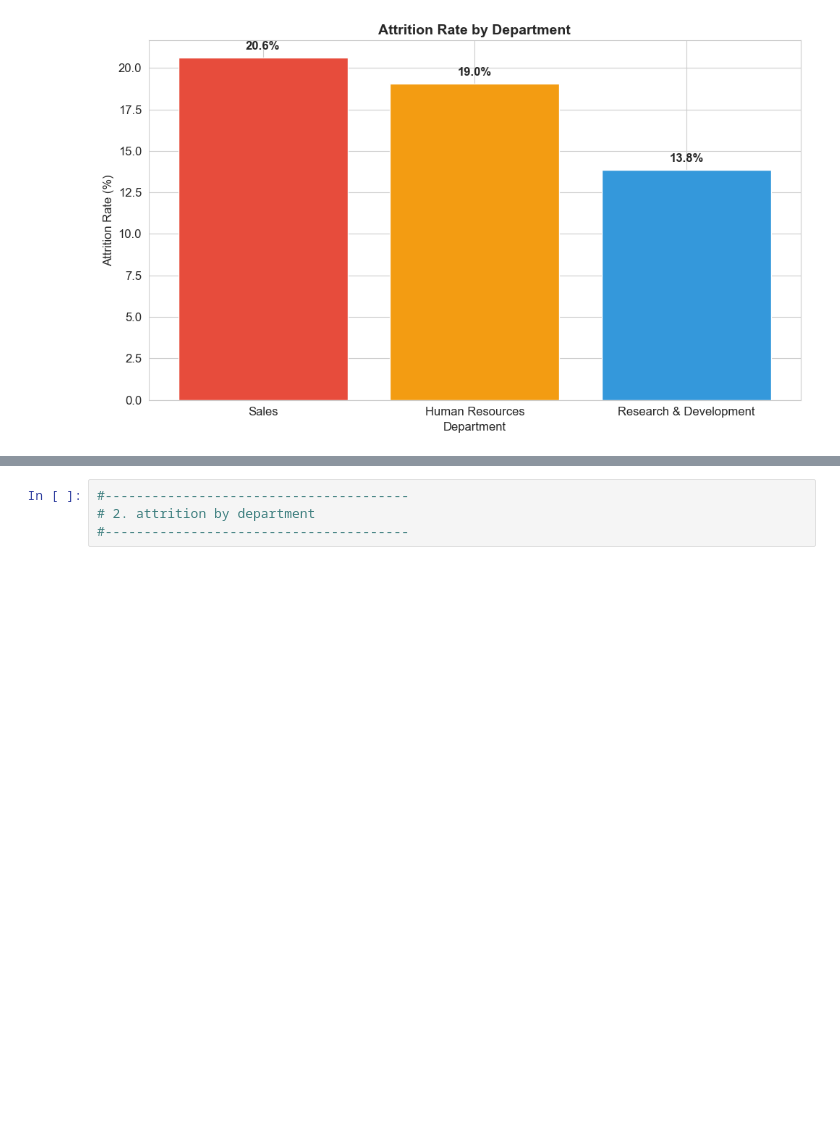
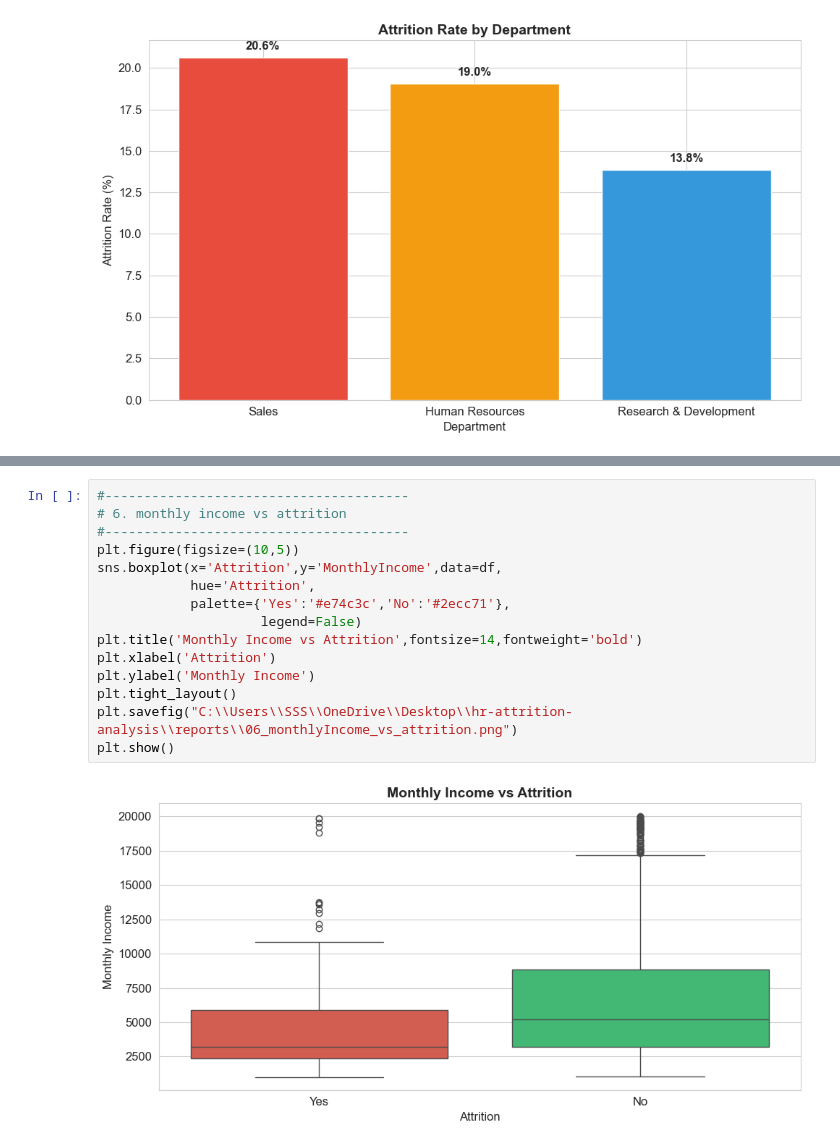
Before and after one commit to shirisha-seetha/hr-attrition-analysis, a Jupyter notebook: notebooks/02_EDA_Visualization.ipynb, the cells around one changed output, grey strips where cells are left out. Cells and saved outputs as stored; diff of their text form; blank space fills up the shorter version.

```diff
--- a/notebooks/02_EDA_Visualization.ipynb
+++ b/notebooks/02_EDA_Visualization.ipynb
@@ -114,6 +121,19 @@ plt.show()
 # %%
 #---------------------------------------
-# 2. attrition by department
+# 6. monthly income vs attrition
 #---------------------------------------
+plt.figure(figsize=(10,5))
+sns.boxplot(x='Attrition',y='MonthlyIncome',data=df,
+            hue='Attrition',
+            palette={'Yes':'#e74c3c','No':'#2ecc71'},
+                     legend=False)
+plt.title('Monthly Income vs Attrition',fontsize=14,fontweight='bold')
+plt.xlabel('Attrition')
+plt.ylabel('Monthly Income')
+plt.tight_layout()
+plt.savefig("C:\\Users\\SSS\\OneDrive\\Desktop\\hr-attrition-analysis\\reports\\06_monthlyIncome_vs_attrition.png")
+plt.show()
+# %% [output]
+[figure, added]
 # %%
 #---------------------------------------
```
Also changed, not shown: parts of 9 cells of this notebook.
